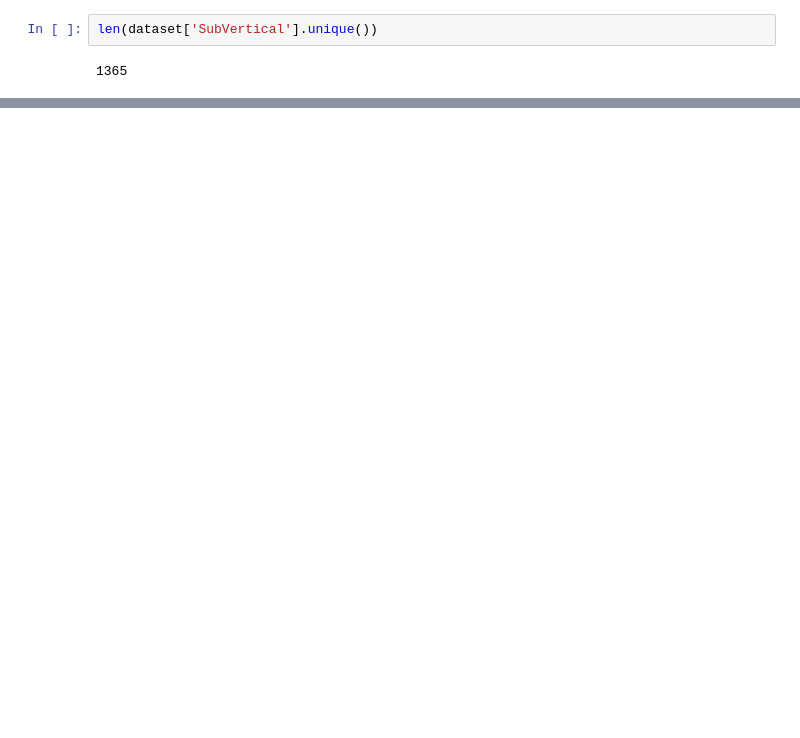
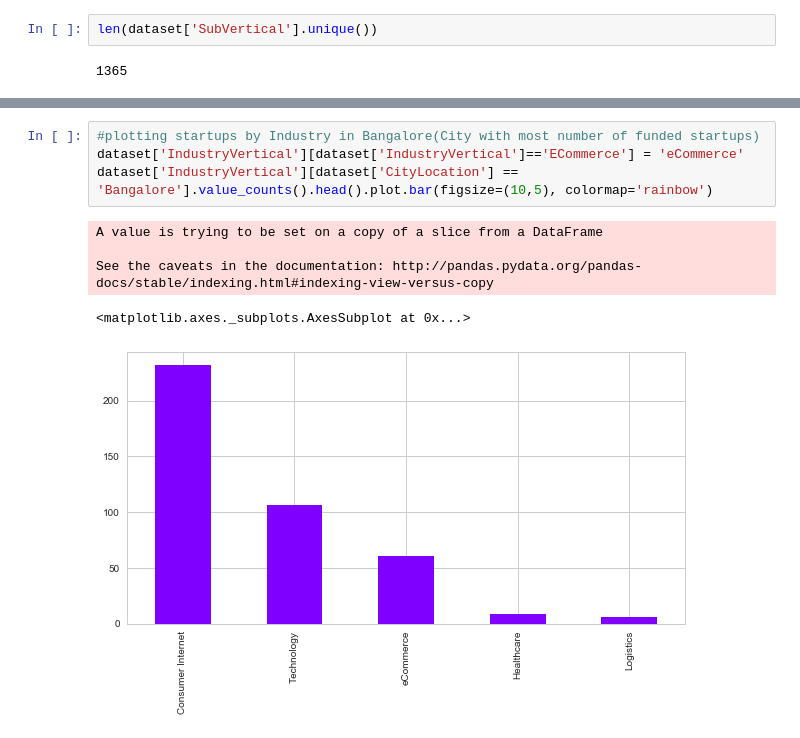
Before and after one commit to TheBrownViking20/DSstuff, a Jupyter notebook: Indian Startups/Indian Startup Funding Exploration Notebook.ipynb, the cells around one changed output, grey strips where cells are left out. Saved outputs shown, nothing was run; the diff lists cells and outputs as text; blank space fills up the shorter version.

```diff
--- a/Indian Startups/Indian Startup Funding Exploration Notebook.ipynb
+++ b/Indian Startups/Indian Startup Funding Exploration Notebook.ipynb
@@ -135,0 +142,10 @@ dtype: int64
+# %%
+#plotting startups by Industry in Bangalore(City with most number of funded startups)
+dataset['IndustryVertical'][dataset['IndustryVertical']=='ECommerce'] = 'eCommerce'
+dataset['IndustryVertical'][dataset['CityLocation'] == 'Bangalore'].value_counts().head().plot.bar(figsize=(10,5), colormap='rainbow')
+# %% [output]
+A value is trying to be set on a copy of a slice from a DataFrame
+
+See the caveats in the documentation: http://pandas.pydata.org/pandas-docs/stable/indexing.html#indexing-view-versus-copy
+<matplotlib.axes._subplots.AxesSubplot at 0x...>
+[figure, added]
```
Also changed, not shown: parts of 3 cells of this notebook.
